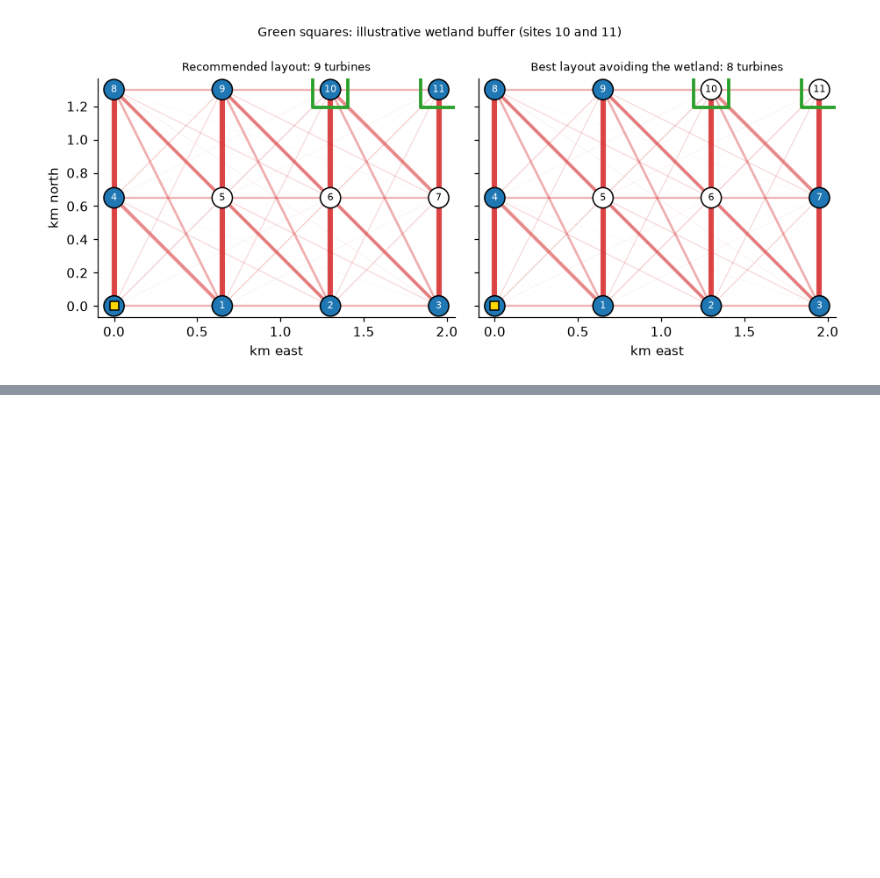
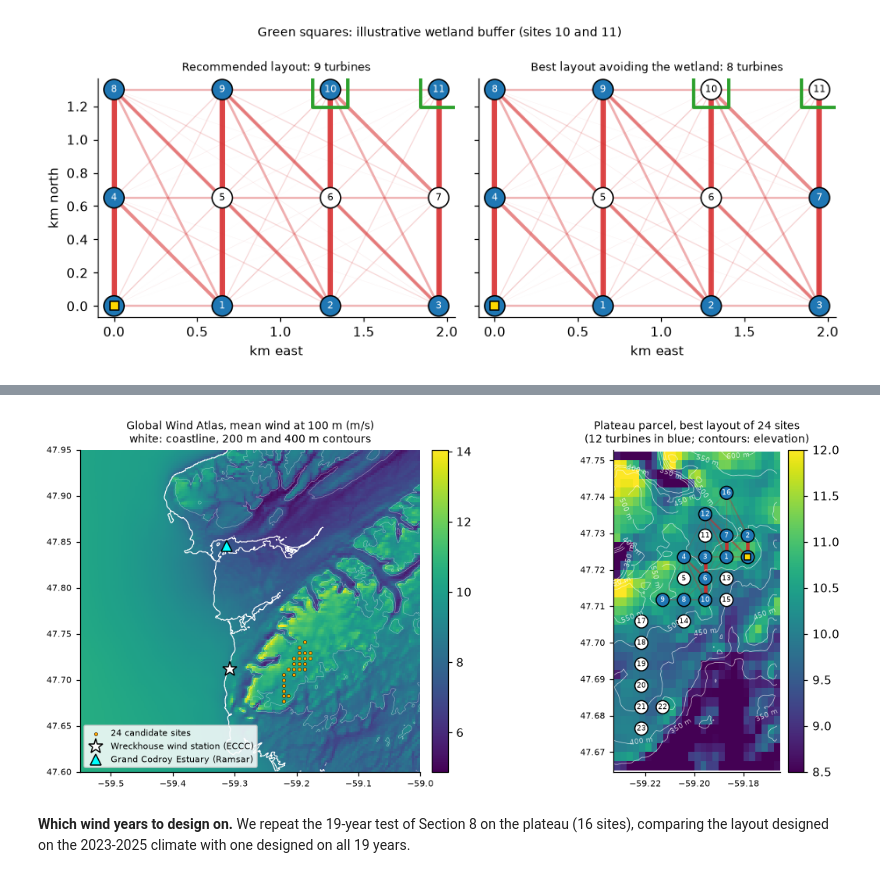
Before and after one commit to mrw-soumik/Qiskit-AI-Entanglers-, a Jupyter notebook: wakewise.ipynb, the cells around one changed output, grey strips where cells are left out. Saved outputs shown, nothing was run; the diff lists cells and outputs as text; code cells hidden in the pictures; blank space fills up the shorter version.

```diff
--- a/wakewise.ipynb
+++ b/wakewise.ipynb
@@ -619,0 +711,7 @@ QAOA p=3 (noiseless) returns the new optimum in 3.2% of shots (133x random)
+# %%
+T = ww.terrain()
+sites, tmeta = ww.terrain_sites()
+print(f"Wind atlas at the station: {tmeta['gwa_station']:.2f} m/s at 100 m. Our hub-height series (2023-2025, 110 m): {u.mean():.2f} m/s "
+      f"({u.mean() / tmeta['gwa_station'] - 1:+.1%}): an independent check of the 10 m -> hub extrapolation.")
+print(f"Station ruggedness RIX = {tmeta['rix_station']:.1%}; {tmeta['candidates']} lattice points pass the rules; the parcel keeps 24.")
+sites.round({"lat": 4, "lon": 4, "elevation": 0, "slope": 3, "rix": 3, "gwa_ws": 2, "speedup": 3})
@@ -619,0 +738,13 @@ QAOA p=3 (noiseless) returns the new optimum in 3.2% of shots (133x random)
+# %%
+tinst = {k: ww.instance(k) for k in ww.TERRAIN}
+rows = []
+for k, dd in tinst.items():
+    rows.append({"instance": k, "qubits": len(dd["lin"]), "layouts": 2 ** len(dd["lin"]), "turbines in optimum": int(dd["x_opt"].sum()),
+                 "net value of optimum (MWh/yr)": -dd["f_opt"], "greedy shortfall (MWh/yr)": dd["f_gr"] - dd["f_opt"],
+                 "random guess P(opt)": dd["p_rand"], "optimal layout (site 0 first)": bits(dd["x_opt"])})
+terrain_table = pd.DataFrame(rows).set_index("instance")
+t24 = tinst["terrain_24"]
+print(f"free-stream energy per site: {t24['E_site'].min():,.0f} to {t24['E_site'].max():,.0f} MWh/yr (station wind: {E:,.0f}); "
+      f"costs use the parcel mean, {t24['E']:,.0f} MWh/yr")
+terrain_table.style.format({"net value of optimum (MWh/yr)": "{:,.0f}", "greedy shortfall (MWh/yr)": "{:,.1f}", "random guess P(opt)": "{:.1e}",
+                            "layouts": "{:,}"})
@@ -619,0 +759,41 @@ QAOA p=3 (noiseless) returns the new optimum in 3.2% of shots (133x random)
+# %%
+def draw_parcel(ax, dd, x, title):
+    ws_, glat, glon = T["maps"]["ws"]; z, lat, lon = T["maps"]["z"]
+    xy = dd["xy"]; la, lo = ww.STATION[0] + xy[:, 1] / ww.KY, ww.STATION[1] + xy[:, 0] / ww.KX
+    pad = 0.012
+    sg = (glat > la.min() - pad) & (glat < la.max() + pad), (glon > lo.min() - pad) & (glon < lo.max() + pad)
+    im = ax.pcolormesh(glon[sg[1]], glat[sg[0]], ws_[np.ix_(*sg)], cmap="viridis", shading="auto", vmin=8.5, vmax=12)
+    sd = (lat > la.min() - pad) & (lat < la.max() + pad), (lon > lo.min() - pad) & (lon < lo.max() + pad)
+    cs = ax.contour(lon[sd[1]], lat[sd[0]], z[np.ix_(*sd)], levels=np.arange(350, 650, 50), colors="white", linewidths=0.5, alpha=0.7)
+    ax.clabel(cs, fontsize=6, fmt="%d m")
+    W = dd["W"]
+    for i, j in zip(*np.triu_indices(len(xy), 1)):
+        if x[i] and x[j] and W[i, j] > 0.05 * W.max():
+            ax.plot(lo[[i, j]], la[[i, j]], color="tab:red", alpha=0.9 * W[i, j] / W.max(), lw=3 * W[i, j] / W.max(), zorder=1)
+    ax.scatter(lo, la, s=120, c=["tab:blue" if b else "white" for b in x], edgecolors="black", zorder=2)
+    for k in range(len(xy)):
+        ax.annotate(str(k), (lo[k], la[k]), ha="center", va="center", fontsize=6, color="white" if x[k] else "black", zorder=3)
+    ax.scatter(lo[0], la[0], marker="s", s=30, c="gold", edgecolors="black", zorder=4)
+    ax.set_aspect(1 / np.cos(np.radians(ww.STATION[0]))); ax.set_title(title, fontsize=9); ax.tick_params(labelsize=7)
+    return im
+
+fig, axs = plt.subplots(1, 2, figsize=(11.5, 4.6), gridspec_kw={"width_ratios": [1.45, 1]})
+ws_, glat, glon = T["maps"]["ws"]; z, lat, lon = T["maps"]["z"]
+im = axs[0].pcolormesh(glon, glat, ws_, cmap="viridis", shading="auto")
+axs[0].contour(lon, lat, z, levels=[1], colors="white", linewidths=0.8)
+axs[0].contour(lon, lat, z, levels=[200, 400], colors="white", linewidths=0.3, alpha=0.6)
+xy = t24["xy"]
+axs[0].scatter(ww.STATION[1] + xy[:, 0] / ww.KX, ww.STATION[0] + xy[:, 1] / ww.KY, s=8, c="orange", edgecolors="black", linewidths=0.3, zorder=3, label="24 candidate sites")
+axs[0].plot(ww.STATION[1], ww.STATION[0], "w*", ms=13, mec="black", label="Wreckhouse wind station (ECCC)")
+axs[0].plot(ww.ESTUARY[1], ww.ESTUARY[0], "^", color="cyan", ms=9, mec="black", label="Grand Codroy Estuary (Ramsar)")
+axs[0].set_aspect(1 / np.cos(np.radians(ww.STATION[0]))); axs[0].legend(loc="lower left", fontsize=7, framealpha=0.85)
+axs[0].set_title("Global Wind Atlas, mean wind at 100 m (m/s)\nwhite: coastline, 200 m and 400 m contours", fontsize=9)
+axs[0].tick_params(labelsize=7)
+fig.colorbar(im, ax=axs[0], fraction=0.035, pad=0.02)
+im2 = draw_parcel(axs[1], t24, t24["x_opt"], f"Plateau parcel, best layout of 24 sites\n({int(t24['x_opt'].sum())} turbines in blue; contours: elevation)")
+fig.colorbar(im2, ax=axs[1], fraction=0.05, pad=0.02)
+fig.tight_layout(); fig.savefig(FIG / "terrain.png", bbox_inches="tight"); plt.show()
+# %% [output]
+[figure, added]
+# %% [markdown]
+**Which wind years to design on.** We repeat the 19-year test of Section 8 on the plateau (16 sites), comparing the layout designed on the 2023-2025 climate with one designed on all 19 years.
```
Also changed, not shown: parts of 24 cells of this notebook, 32 other files.
